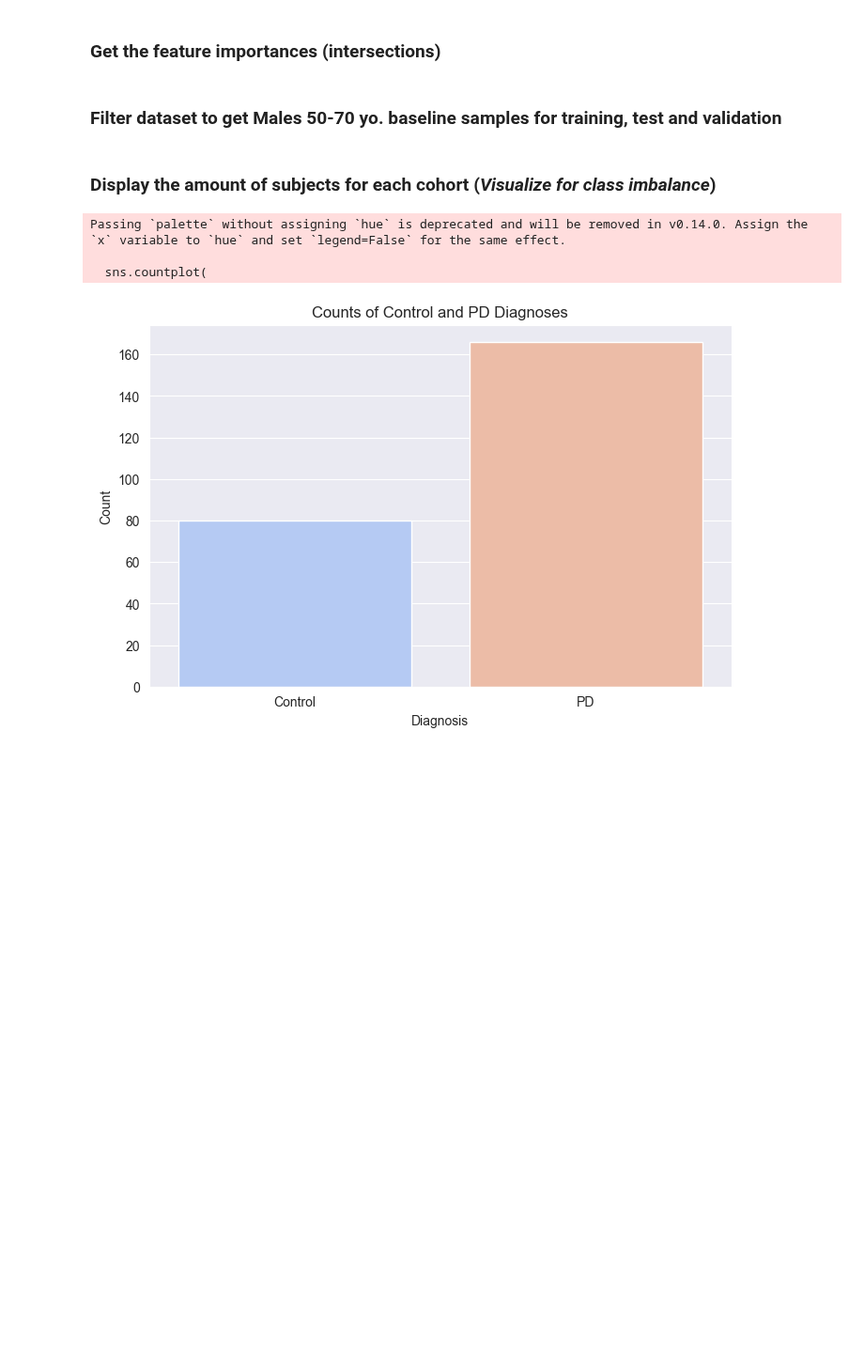
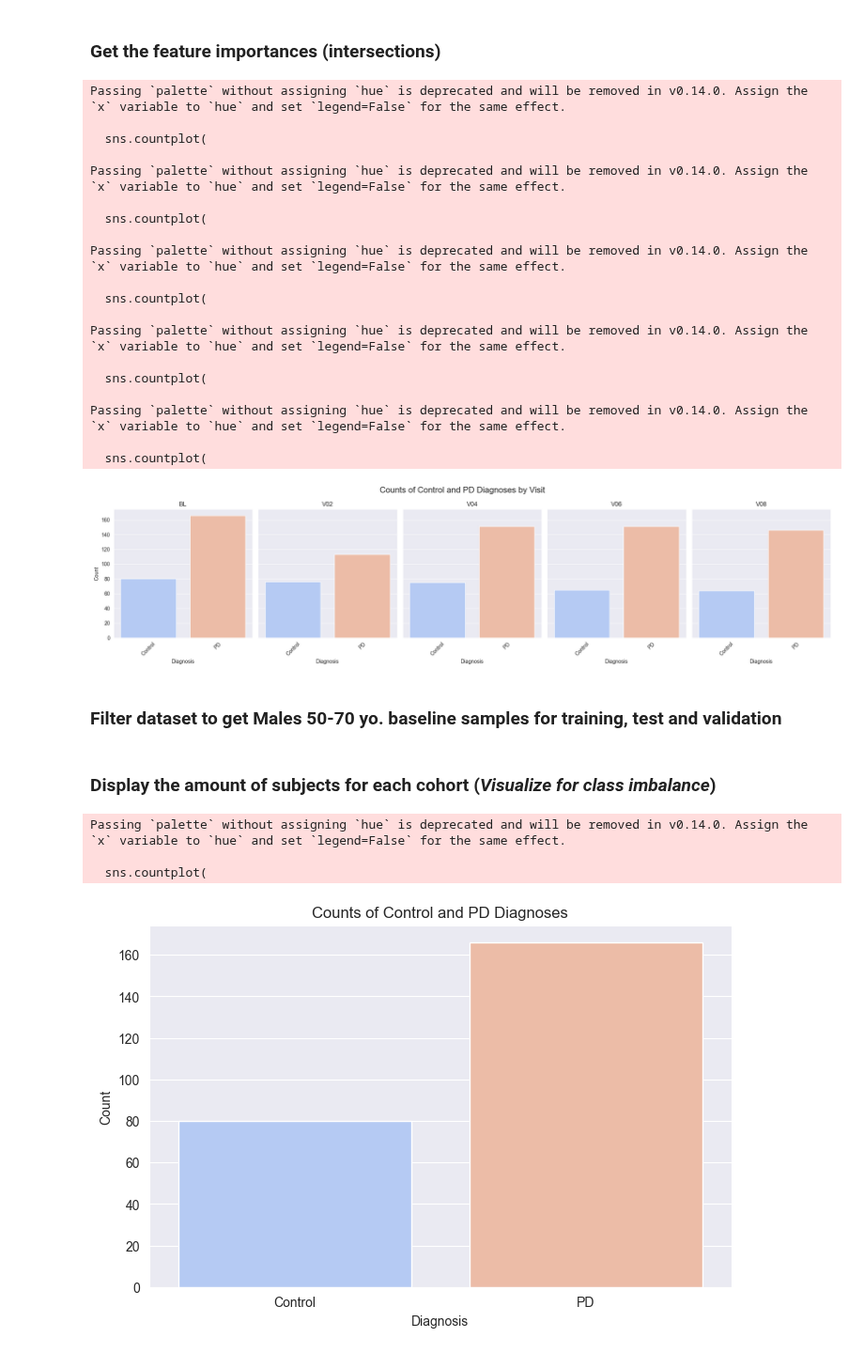
Before and after one commit to perpk/ppmi-wip, a Jupyter notebook: ml/males/Age_Group_50-70/ppmi-stratified.predict.LR.males_50-70.ipynb, the cells around one changed output. Shown at 94% size. Saved outputs shown, nothing was run; the diff lists cells and outputs as text; code cells hidden in the pictures; blank space fills up the shorter version.

```diff
--- a/ml/males/Age_Group_50-70/ppmi-stratified.predict.LR.males_50-70.ipynb
+++ b/ml/males/Age_Group_50-70/ppmi-stratified.predict.LR.males_50-70.ipynb
@@ -22,6 +40,55 @@ ppmi_ad = ad.read_h5ad("/Users/kpax/Documents/aep/study/MSC/lab/PPMI_Project_133
 ### Get the feature importances (intersections)
 # %%
 consensus_genes = pd.read_csv("/Users/kpax/Documents/aep/study/MSC/lab/PPMI_Project_133_RNASeq/feature_selection_consensus_males_50-70.csv", index_col=0)
+# %%
+visits = ["BL", "V02", "V04", "V06", "V08"]
+
+# Create subplots for barplots
+fig, axes = plt.subplots(1, len(visits), figsize=(20, 5), sharey=True)
+
+for i, visit in enumerate(visits):
+    mask = ((ppmi_ad.obs['Age_Group'] == '50-70') &
+            (ppmi_ad.obs['Gender'] == 'Male') &
+            (ppmi_ad.obs['Diagnosis'].isin(['PD', 'Control'])) &
+            (ppmi_ad.obs['Visit'] == visit))
+    ppmi_visit = ppmi_ad[mask]
+
+    sns.countplot(
+        data=ppmi_visit.obs,
+        x='Diagnosis',
+        palette='coolwarm',
+        ax=axes[i]
+    )
+    axes[i].set_title(f'{visit}')
+    axes[i].set_xlabel('Diagnosis')
+    axes[i].set_ylabel('Count' if i == 0 else '')
+    axes[i].tick_params(axis='x', rotation=45)
+
+# Adjust layout
+fig.suptitle('Counts of Control and PD Diagnoses by Visit', fontsize=16)
+plt.tight_layout()
+plt.show()
+# %% [output]
+Passing `palette` without assigning `hue` is deprecated and will be removed in v0.14.0. Assign the `x` variable to `hue` and set `legend=False` for the same effect.
+
+  sns.countplot(
+
+Passing `palette` without assigning `hue` is deprecated and will be removed in v0.14.0. Assign the `x` variable to `hue` and set `legend=False` for the same effect.
+
+  sns.countplot(
+
+Passing `palette` without assigning `hue` is deprecated and will be removed in v0.14.0. Assign the `x` variable to `hue` and set `legend=False` for the same effect.
+
+  sns.countplot(
+
+Passing `palette` without assigning `hue` is deprecated and will be removed in v0.14.0. Assign the `x` variable to `hue` and set `legend=False` for the same effect.
+
+  sns.countplot(
+
+Passing `palette` without assigning `hue` is deprecated and will be removed in v0.14.0. Assign the `x` variable to `hue` and set `legend=False` for the same effect.
+
+  sns.countplot(
+[figure, added]
 # %% [markdown]
 ### Filter dataset to get Males 50-70 yo. baseline samples for training, test and validation
 # %%
```
Also changed, not shown: parts of 1 cell of this notebook, 33 other files.
